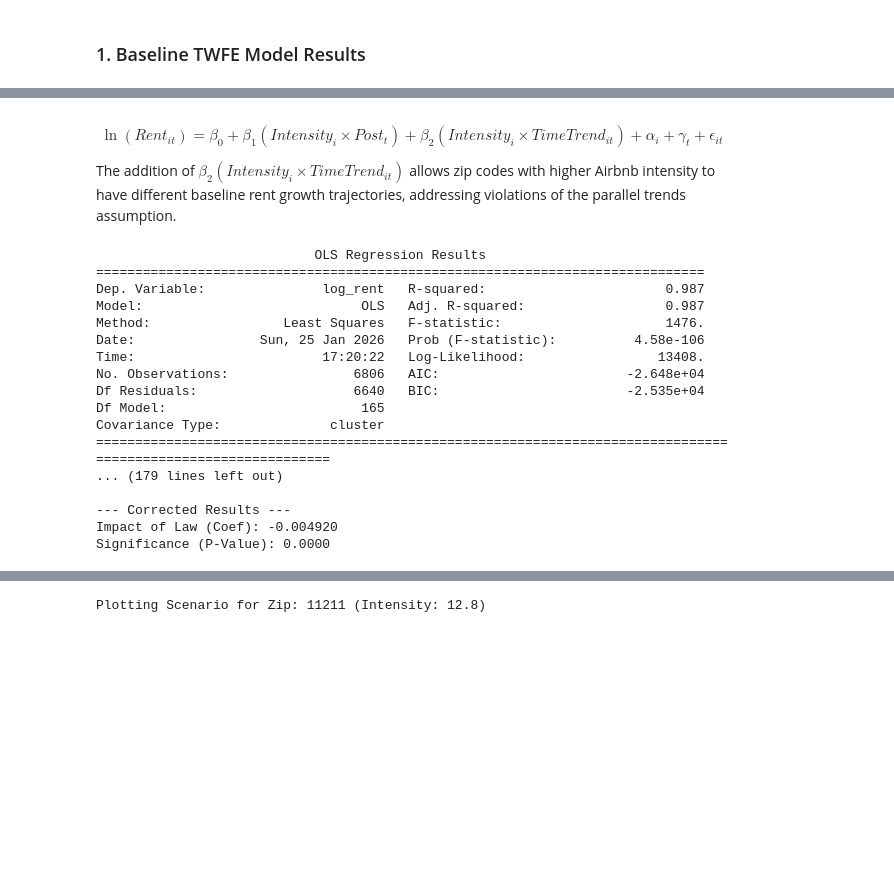
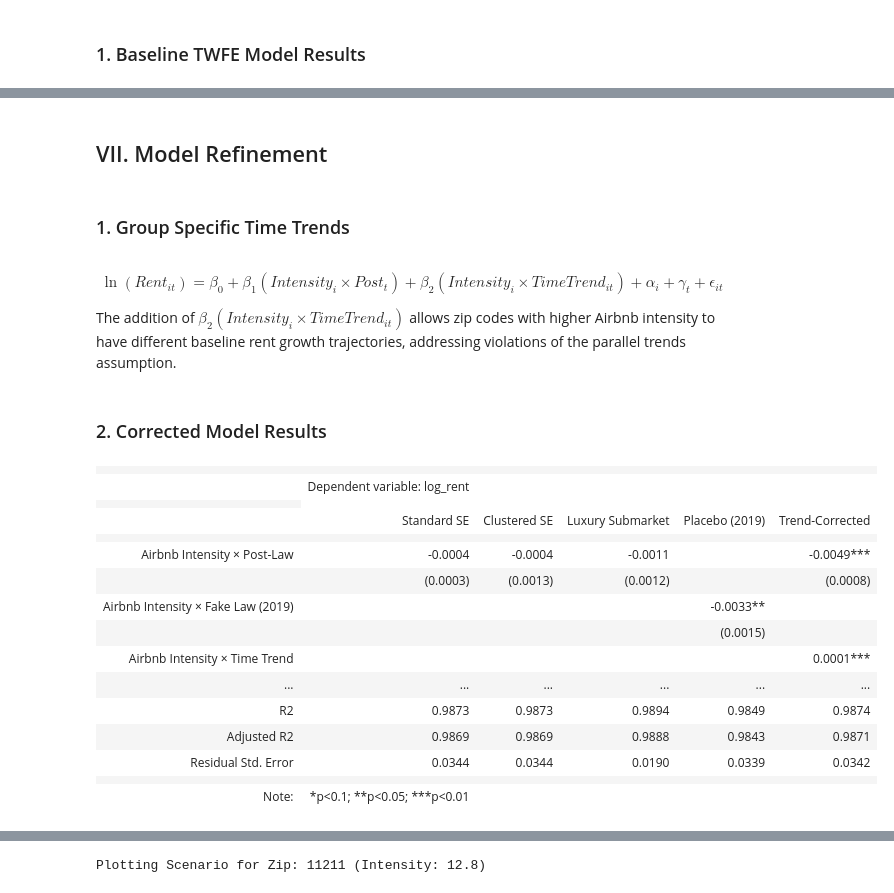
Before and after one commit to JScheble/NYC_AirBnb_Affects, a Jupyter notebook: airbnb_db_init.ipynb, the cells around one changed output, grey strips where cells are left out. Saved outputs shown, nothing was run; the diff lists cells and outputs as text; code cells hidden in the pictures; blank space fills up the shorter version.

```diff
--- a/airbnb_db_init.ipynb
+++ b/airbnb_db_init.ipynb
@@ -837,3 +935,7 @@ Placebo Test (2019) P-Value: 0.0265
+# %% [markdown]
+## VII. Model Refinement
+# %% [markdown]
+### 1. Group Specific Time Trends
 # %%
 #Change, create a time trend variable
 
@@ -852,27 +954,55 @@ corrected_model = smf.ols(
     cov_type='cluster',
     cov_kwds={'groups': final_df['zip']}
 )
+# %% [markdown]
+### 2. Corrected Model Results
 # %%
-print(corrected_model.summary())
+# Create five-model comparison
+stargazer = Stargazer([model_TWFE, model_TWFE_cluster, luxury_model, placebo_model, corrected_model])
 
-print("\n--- Corrected Results ---")
-print(f"Impact of Law (Coef): {corrected_model.params['airbnb_intensity:post_law']:.6f}")
-print(f"Significance (P-Value): {corrected_model.pvalues['airbnb_intensity:post_law']:.4f}")
+# Customization
+stargazer.custom_columns(['Standard SE', 'Clustered SE', 'Luxury Submarket', 'Placebo (2019)', 'Trend-Corrected'], [1, 1, 1, 1, 1])
+stargazer.show_model_numbers(False)
+stargazer.significant_digits(4)
+stargazer.show_degrees_of_freedom(False)
+stargazer.show_f_statistic = False
+stargazer.covariate_order(['airbnb_intensity:post_law', 'airbnb_intensity:fake_law', 'airbnb_intensity:time_trend'])
+stargazer.rename_covariates({
+    'airbnb_intensity:post_law': 'Airbnb Intensity × Post-Law',
+    'airbnb_intensity:fake_law': 'Airbnb Intensity × Fake Law (2019)',
+    'airbnb_intensity:time_trend': 'Airbnb Intensity × Time Trend'
+})
+
+# Add p-values explicitly for all five models
+stargazer.add_line('P-Value (Treatment)', [
+    f"{model_TWFE.pvalues['airbnb_intensity:post_law']:.4f}",
+    f"{model_TWFE_cluster.pvalues['airbnb_intensity:post_law']:.4f}",
+    f"{luxury_model.pvalues['airbnb_intensity:post_law']:.4f}",
+    f"{placebo_model.pvalues['airbnb_intensity:fake_law']:.4f}",
+    f"{corrected_model.pvalues['airbnb_intensity:post_law']:.4f}"
+])
+
+# Add fixed effects and notes
+stargazer.add_line('Zip Code Fixed Effects', ['Yes', 'Yes', 'Yes', 'Yes', 'Yes'])
+stargazer.add_line('Month Fixed Effects', ['Yes', 'Yes', 'Yes', 'Yes', 'Yes'])
+stargazer.add_line('Clustered by Zip', ['No', 'Yes', 'Yes', 'Yes', 'Yes'])
+stargazer.add_line('Sample', ['All Zips', 'All Zips', 'Top 25% Rent', 'Pre-2022 Only', 'All Zips'])
+
+HTML(stargazer.render_html())
 # %% [output]
-                            OLS Regression Results
-==============================================================================
-Dep. Variable:               log_rent   R-squared:                       0.987
-Model:                            OLS   Adj. R-squared:                  0.987
-Method:                 Least Squares   F-statistic:                     1476.
-Date:                Sun, 25 Jan 2026   Prob (F-statistic):          4.58e-106
-Time:                        17:20:22   Log-Likelihood:                 13408.
-No. Observations:                6806   AIC:                        -2.648e+04
-Df Residuals:                    6640   BIC:                        -2.535e+04
-Df Model:                         165
-Covariance Type:              cluster
-===============================================================================================================
-... (179 lines left out)
-
---- Corrected Results ---
-Impact of Law (Coef): -0.004920
-Significance (P-Value): 0.0000
+|  |  |  |  |  |  |
+|  | Dependent variable: log_rent |  |  |  |  |
+|  |
+|  | Standard SE | Clustered SE | Luxury Submarket | Placebo (2019) | Trend-Corrected |
+|  |  |  |  |  |  |
+| Airbnb Intensity × Post-Law | -0.0004 | -0.0004 | -0.0011 |  | -0.0049*** |
+|  | (0.0003) | (0.0013) | (0.0012) |  | (0.0008) |
+| Airbnb Intensity × Fake Law (2019) |  |  |  | -0.0033** |  |
+|  |  |  |  | (0.0015) |  |
+| Airbnb Intensity × Time Trend |  |  |  |  | 0.0001*** |
+| ... | ... | ... | ... | ... | ... |
+| R2 | 0.9873 | 0.9873 | 0.9894 | 0.9849 | 0.9874 |
+| Adjusted R2 | 0.9869 | 0.9869 | 0.9888 | 0.9843 | 0.9871 |
+| Residual Std. Error | 0.0344 | 0.0344 | 0.0190 | 0.0339 | 0.0342 |
+|  |  |  |  |  |  |
+| Note: | *p<0.1; **p<0.05; ***p<0.01 |  |  |  |  |
```
Also changed, not shown: parts of 35 cells of this notebook, 2 other files.
